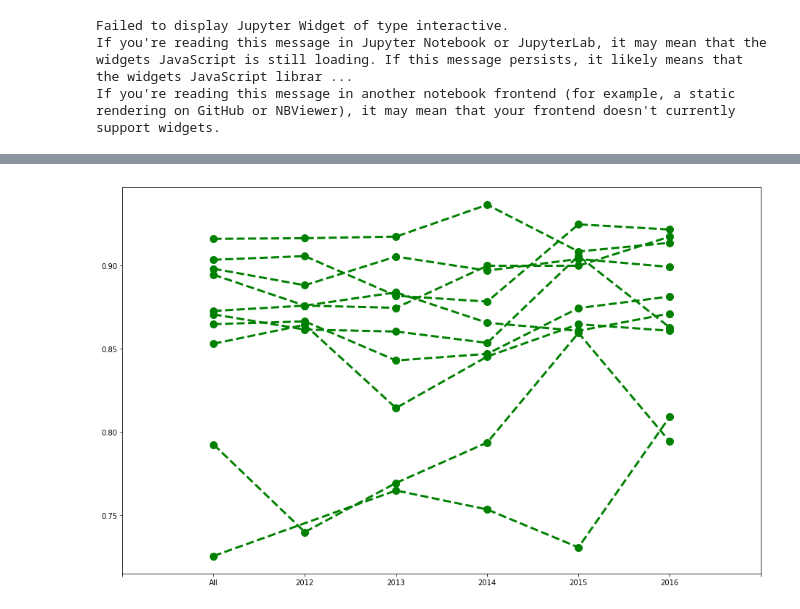
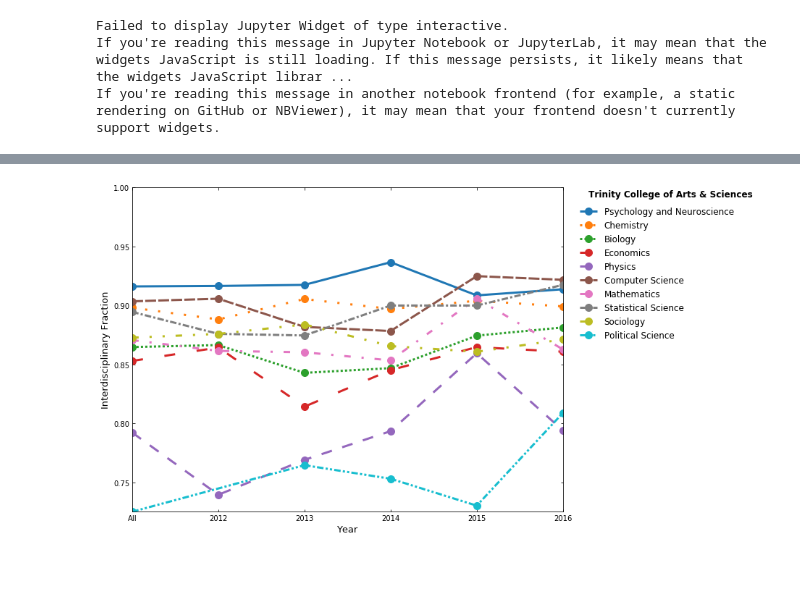
Before and after one commit to mepland/vis_challenge_2018, a Jupyter notebook: graph/graph.ipynb, the cells around one changed output, grey strips where cells are left out. Saved outputs shown, nothing was run; the diff lists cells and outputs as text; code cells hidden in the pictures; blank space fills up the shorter version.

```diff
--- a/graph/graph.ipynb
+++ b/graph/graph.ipynb
@@ -344,19 +365,19 @@ def plot_graph(this_G,display_annotations=True,label_text="",show_plot=False,m_p
         ax_right.axis("off")
         ax_right.margins(0,0)
 
-        school_leg = plt.legend(leg_objects, [ob.get_label() for ob in leg_objects], fontsize='large', borderaxespad=0.0)
+        school_leg = plt.legend(school_leg_objects, [ob.get_label() for ob in school_leg_objects], fontsize='large', borderaxespad=0.0)
         school_leg.get_frame().set_edgecolor('white')
         school_leg.get_frame().set_facecolor('white')
 
         ann_text = "Node Color: Louvain Groupings\nNode Size: log(Total Connections)\nEdge Color: log(Connections)\n\n"
         if label_text is not None: ann_text += label_text
-        plt.figtext(0.85, 0.5, ann_text, size='large', ha='center')
+        plt.figtext(0.86, 0.5, ann_text, size='large', ha='center')
 
     fig.tight_layout()
     if (m_path is not None) and (filename is not None):
         make_path(m_path)
-        # fig.savefig(m_path+'/'+filename'.png', dpi=120)
-        fig.savefig(m_path+'/'+filename+'.pdf', format="pdf")
+        # fig.savefig(m_path+filename'.png', dpi=120)
+        fig.savefig(m_path+filename+'.pdf', format="pdf")
 
     if show_plot:
         plt.show()
@@ -440,9 +461,11 @@ for nbin in range(len(date_bins)-1):
 for nbin in range(len(G_binned)):
     date_min = G_binned[nbin][1]
     date_max = G_binned[nbin][2]
-    date_str = ("%s to %s" % (date_min, date_max))
+    if year_ints[nbin] != -1: year_str = str(year_ints[nbin])
+    else: year_str = 'All'
+    date_str = ("%s to %s\n(%s)" % (date_min, date_max, year_str))
     date_file_name = ("%s_to_%s" % (date_min, date_max))
-    plot_graph(G_binned[nbin][0],True,date_str,False,output_path+"/time_binned/networks/","network_"+date_file_name)
+    plot_graph(G_binned[nbin][0],True,date_str,False,output_path+"time_binned_networks/","network_"+date_file_name)
 # %% [output]
 <matplotlib.figure.Figure at 0x...>
 <matplotlib.figure.Figure at 0x...>
@@ -531,15 +574,8 @@ df_fracs = pd.DataFrame(all_rows_list)
 # %%
-schools_to_plot=['Trinity College of Arts & Sciences','School of Medicine',"Institutes and Provost's Academic Units"]
-
-# top n orgs by total weight on node, over all years
-top_n_orgs_to_plot = 10
-
 df_fracs['cut'] = df_fracs.node_weight_median - 0.1*df_fracs.node_weight_iqr
 df_fracs = df_fracs[(df_fracs.cut < df_fracs.node_total_weight)]
 # %%
 for school in schools_to_plot+['Other']:
-    print "\nPlotting %s" % school
-
     if school != 'Other':
         df_school = df_fracs[(df_fracs.school_name == school)]
     else:
@@ -554,29 +590,34 @@ for school in schools_to_plot+['Other']:
     if df_school_all.empty: print "No rows in df_school_all, continuing!"; continue;
 
     orgs_to_plot = df_school_all.nlargest(top_n_orgs_to_plot, 'node_total_weight').org_name.unique()
+    org_leg_objects = []
 
+    # Start setting up figure
     fig = plt.figure("frac plot "+school)
-    fig.set_size_inches(13, 8) # x, y inches
-    ax = plt.subplot(111)
+    fig.set_size_inches(13, 7) # x, y inches
+    gs = gridspec.GridSpec(1, 2, width_ratios=[2.8, 1])
+    ax_left = plt.subplot(gs[0])
+    ax_left.margins(0,0)
+    ax_left.tick_params(axis='x', which='both', direction='in', bottom=True, top=True, labelbottom='on', labeltop='off')
+    ax_left.tick_params(axis='y', which='both', direction='in', left=True, right=True, labelleft='on', labelright='off')
+    ax_left.set_xlabel('Year', fontsize=13)
+    ax_left.set_ylabel('Interdisciplinary Fraction', fontsize=13)
 
     all_years_value = sorted(year_ints)[1]-1
 
+    # Find values, plot them for each selected org
     for norg in range(len(orgs_to_plot)):
         org = orgs_to_plot[norg]
         df_school_org = df_school[(df_school.org_name == org)]
 
         real_schools = df_school_org.school_name.unique()
-        if len(real_schools) > 1:
-            print "ERROR: Multiple real_schools, continuing!"
-            continue
-
+        if len(real_schools) > 1: print "ERROR: Multiple real_schools, continuing!"; continue
         real_school = real_schools[0]
 
+        xaxis_values = []
         yaxis_values = []
-        xaxis_values = []
         for year in year_ints:
             df_school_org_year = df_school_org[(df_school_org.year == year)]
-            # this is just the row we wanted
             if df_school_org_year.empty:
                 # print "Empty df_school_org_year, continuing!"
                 continue
@@ -584,43 +625,56 @@ for school in schools_to_plot+['Other']:
                 print "> 1 rows in df_school_org_year - something is wrong! Continuing!"
                 continue
             else:
+                if year != -1: xaxis_values.append(year)
+                else: xaxis_values.append(all_years_value)
                 yaxis_values.append(df_school_org_year.interdis_frac.iloc[0])
-                if year != -1:
-                    xaxis_values.append(year)
-                else:
-                    xaxis_values.append(all_years_value)
 
             # print df_school_org_year[['year','interdis_frac','org_name','node_total_weight','cut','node_weight_iqr']]
 
-        #print org
-        #for n in range(len(xaxis_values)): print "%s, %d, %.4f" % (xaxis_ticks[n], xaxis_values[n], yaxis_values[n])
+        org_plot = ax_left.plot(xaxis_values,yaxis_values,
+                                label=org,
+                                color=color_list[norg],
+                                linestyle=ls_list[norg],
+                                marker=visJS_to_mpl_symbol[school_symbols[real_school]],
+                                linewidth=3,
+                                markersize=10)
 
-        ax.plot(xaxis_values,yaxis_values,
-                label=org,
-                color='green',
-                linestyle='dashed',
-                marker=visJS_to_mpl_symbol[school_symbols[real_school]],
-                linewidth=3,
-                markersize=10)
-
-    # org_leg = plt.legend(leg_objects, [ob.get_label() for ob in leg_objects], fontsize='large', borderaxespad=0.0)
-    # org_leg.get_frame().set_edgecolor('white')
-    # org_leg.get_frame().set_facecolor('white')
+        org_leg_objects.append(org_plot[0])
 
     # Clean up x axis ticks
-    ticklocs = ax.xaxis.get_ticklocs()
+    ticklocs = ax_left.xaxis.get_ticklocs()
     tickmin = min(ticklocs)
     tickmax = max(ticklocs)
     ticklabels = []
     for tick in list(ticklocs):
         if tick == all_years_value: ticklabels.append('All')
-        elif tick == tickmin or tick == tickmax: ticklabels.append('')
+        # elif tick == tickmin: ticklabels.append('')
+        # elif tick == tickmax: ticklabels.append('')
         else: ticklabels.append('%d' % tick)
     plt.xticks(ticklocs, ticklabels)
 
+    xmin, xmax, ymin, ymax = ax_left.axis()
+    ax_left.set_ylim(ymin, 1.0)
+
+    # legend and annotation
+    ax_right = plt.subplot(gs[1])
+    ax_right.axis("off")
+    ax_right.margins(0,0)
+
+    org_leg = plt.legend(org_leg_objects, [ '\n'.join(wrap(ob.get_label(), 40)) for ob in org_leg_objects],
+                         fontsize='large',
+                         bbox_to_anchor=(-0.2,0.95), loc='upper left', borderaxespad=0.0)
+    org_leg.get_frame().set_edgecolor('white')
+    org_leg.get_frame().set_facecolor('white')
+
+    ann_text = "%s" % (school)
+    plt.figtext(0.851, 0.946, ann_text, size='large', ha='center',fontweight='bold')
+
+    safe_school_name = school.replace(" ", "_").replace("'", "").replace("&", "and")
+
     fig.tight_layout()
-    # make_path(m_path)
-    # fig.savefig(m_path+'/'+filename+'.pdf', format="pdf")
+    make_path(frac_plots_path)
+    fig.savefig(frac_plots_path+safe_school_name+".pdf", format="pdf")
     plt.show()
     fig.clf()
 # %% [output]
@@ -628 +681 @@ Plotting Trinity College of Arts & Sciences
-[figure, old version]
+[figure, new version]
```
Also changed, not shown: parts of 13 cells of this notebook.
